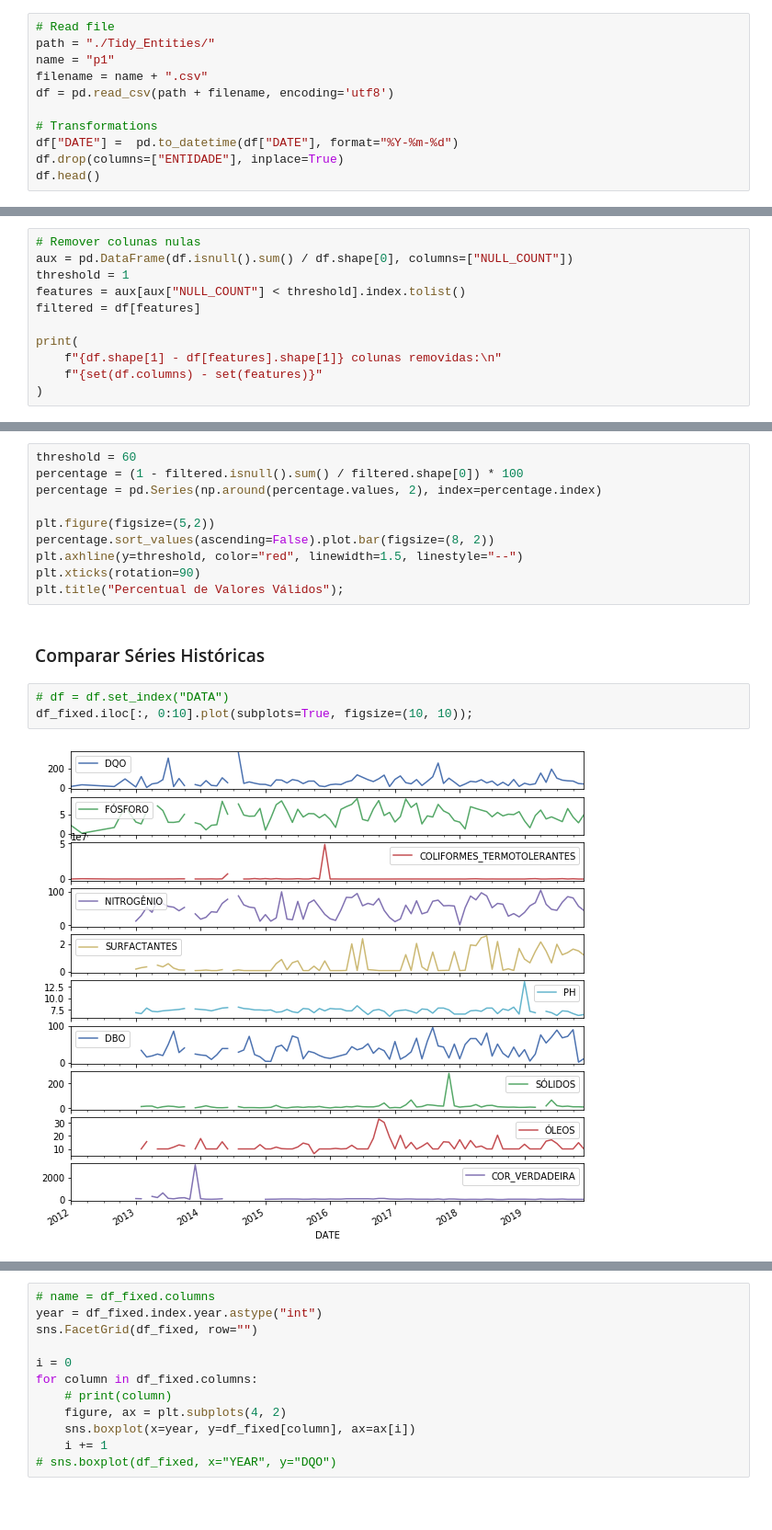
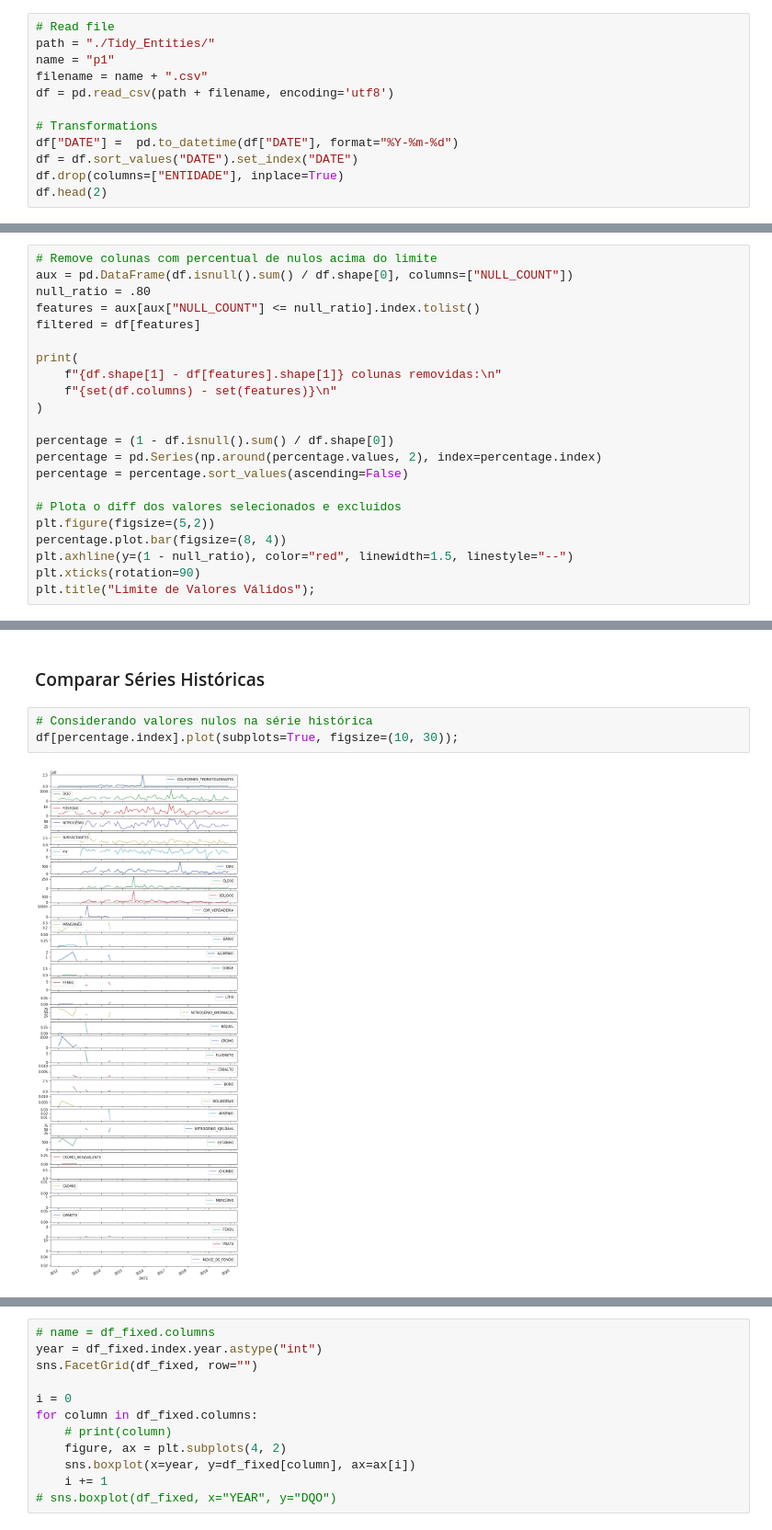
Before and after one commit to vcwild/wtp-datasets, a Jupyter notebook: EDA.ipynb, the cells around one changed output, grey strips where cells are left out. Shown at 92% size. Drawn from its saved outputs; the diff is of its cells as text; blank space fills up the shorter version.

```diff
--- a/EDA.ipynb
+++ b/EDA.ipynb
@@ -29,6 +29,7 @@ df = pd.read_csv(path + filename, encoding='utf8')
 
 # Transformations
 df["DATE"] =  pd.to_datetime(df["DATE"], format="%Y-%m-%d")
+df = df.sort_values("DATE").set_index("DATE")
 df.drop(columns=["ENTIDADE"], inplace=True)
-df.head()
+df.head(2)
 # %% [output]
@@ -71,11 +72,22 @@ dtype: int64[0
 # %%
-# Remover colunas nulas
+# Remove colunas com percentual de nulos acima do limite
 aux = pd.DataFrame(df.isnull().sum() / df.shape[0], columns=["NULL_COUNT"])
-threshold = 1
-features = aux[aux["NULL_COUNT"] < threshold].index.tolist()
+null_ratio = .80
+features = aux[aux["NULL_COUNT"] <= null_ratio].index.tolist()
 filtered = df[features]
 
 print(
     f"{df.shape[1] - df[features].shape[1]} colunas removidas:\n"
-    f"{set(df.columns) - set(features)}"
+    f"{set(df.columns) - set(features)}\n"
 )
+
+percentage = (1 - df.isnull().sum() / df.shape[0])
+percentage = pd.Series(np.around(percentage.values, 2), index=percentage.index)
+percentage = percentage.sort_values(ascending=False)
+
+# Plota o diff dos valores selecionados e excluídos
+plt.figure(figsize=(5,2))
+percentage.plot.bar(figsize=(8, 4))
+plt.axhline(y=(1 - null_ratio), color="red", linewidth=1.5, linestyle="--")
+plt.xticks(rotation=90)
+plt.title("Limite de Valores Válidos");
@@ -84,17 +98,7 @@ print(
-# %%
-threshold = 60
-percentage = (1 - filtered.isnull().sum() / filtered.shape[0]) * 100
-percentage = pd.Series(np.around(percentage.values, 2), index=percentage.index)
-
-plt.figure(figsize=(5,2))
-percentage.sort_values(ascending=False).plot.bar(figsize=(8, 2))
-plt.axhline(y=threshold, color="red", linewidth=1.5, linestyle="--")
-plt.xticks(rotation=90)
-plt.title("Percentual de Valores Válidos");
 # %% [markdown]
 ### Comparar Séries Históricas
 # %%
-# df = df.set_index("DATA")
-df_fixed.iloc[:, 0:10].plot(subplots=True, figsize=(10, 10));
+# Considerando valores nulos na série histórica
+df[percentage.index].plot(subplots=True, figsize=(10, 30));
 # %% [output]
-[figure, old version]
+[figure, new version]
```
Also changed, not shown: parts of 6 cells of this notebook.
